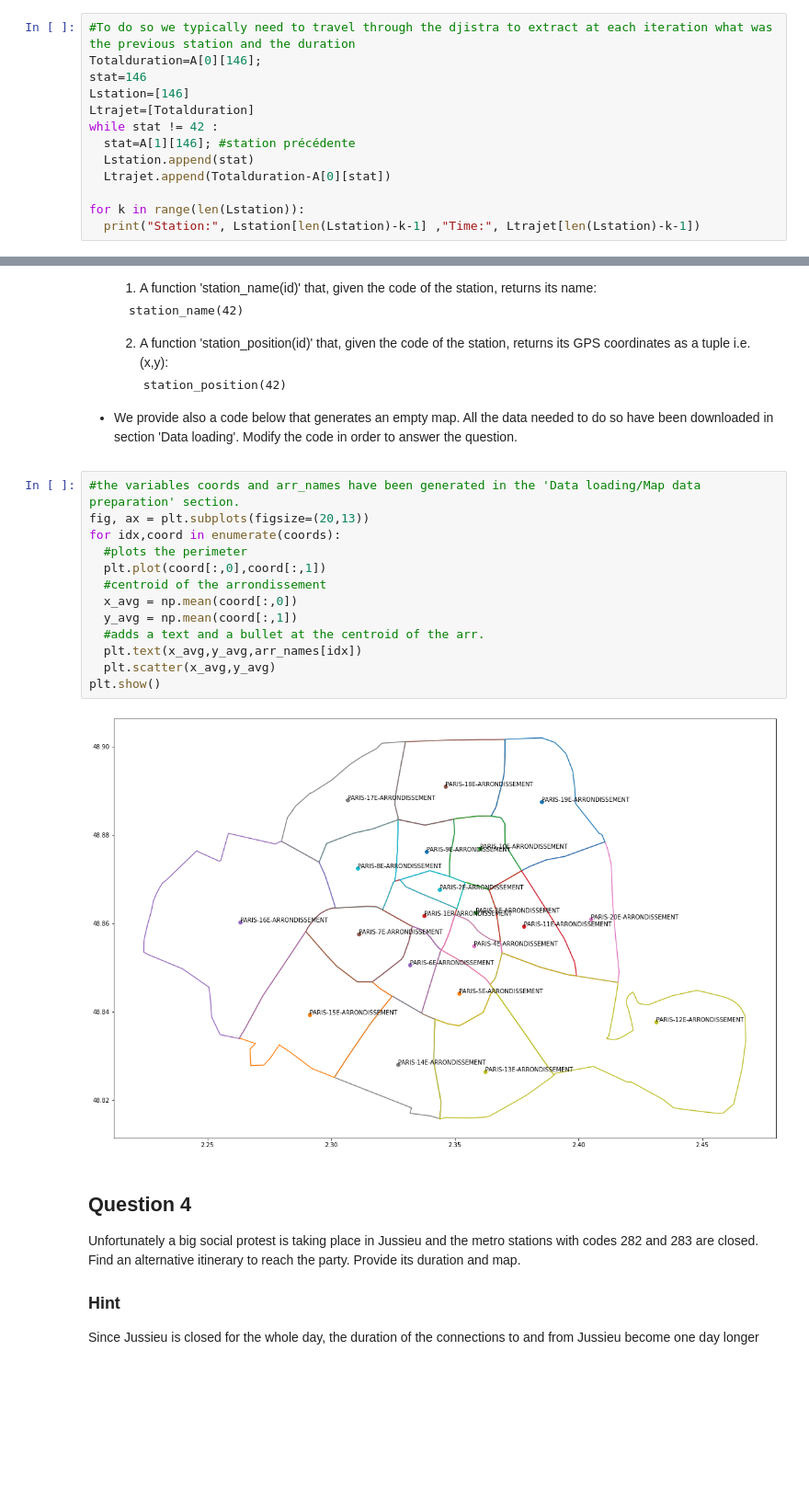
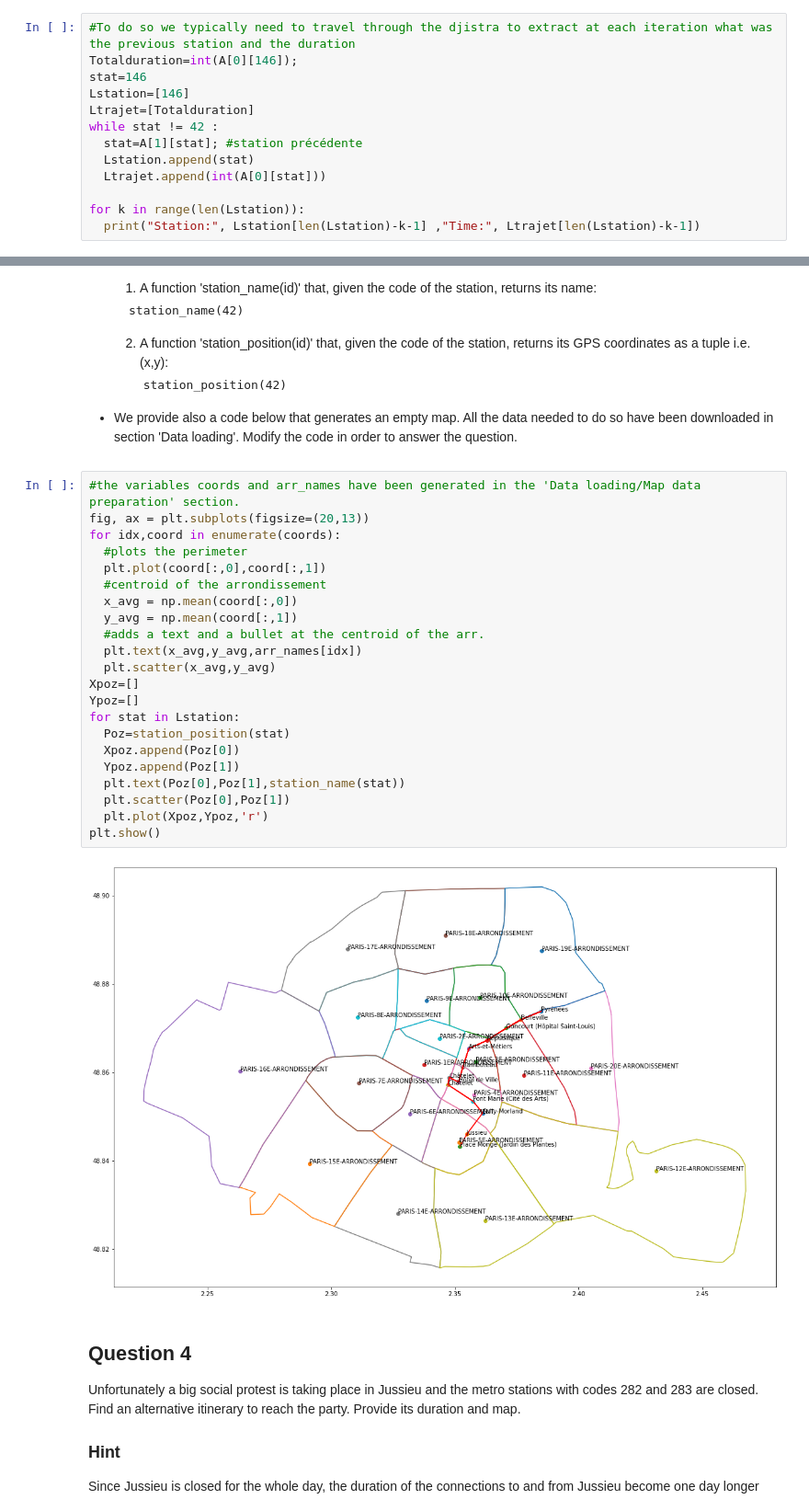
Before and after one commit to NicolasZucker/NicolasZucker, a Jupyter notebook: HW2_1810VF.ipynb, the cells around one changed output, grey strips where cells are left out. Shown at 92% size. Cells and saved outputs as stored; diff of their text form; blank space fills up the shorter version.

````diff
--- a/HW2_1810VF.ipynb
+++ b/HW2_1810VF.ipynb
@@ -190,14 +190,14 @@ Station: 146 Time: xxxx
 ```
 # %%
 #To do so we typically need to travel through the djistra to extract at each iteration what was the previous station and the duration
-Totalduration=A[0][146];
+Totalduration=int(A[0][146]);
 stat=146
 Lstation=[146]
 Ltrajet=[Totalduration]
 while stat != 42 :
-  stat=A[1][146]; #station précédente
+  stat=A[1][stat]; #station précédente
   Lstation.append(stat)
-  Ltrajet.append(Totalduration-A[0][stat])
+  Ltrajet.append(int(A[0][stat]))
 
 for k in range(len(Lstation)):
   print("Station:", Lstation[len(Lstation)-k-1] ,"Time:", Ltrajet[len(Lstation)-k-1])
@@ -218,18 +232,27 @@ for k in range(len(Lstation)):
 # %%
 #the variables coords and arr_names have been generated in the 'Data loading/Map data preparation' section.
 fig, ax = plt.subplots(figsize=(20,13))
 for idx,coord in enumerate(coords):
   #plots the perimeter
   plt.plot(coord[:,0],coord[:,1])
   #centroid of the arrondissement
   x_avg = np.mean(coord[:,0])
   y_avg = np.mean(coord[:,1])
   #adds a text and a bullet at the centroid of the arr.
   plt.text(x_avg,y_avg,arr_names[idx])
   plt.scatter(x_avg,y_avg)
+Xpoz=[]
+Ypoz=[]
+for stat in Lstation:
+  Poz=station_position(stat)
+  Xpoz.append(Poz[0])
+  Ypoz.append(Poz[1])
+  plt.text(Poz[0],Poz[1],station_name(stat))
+  plt.scatter(Poz[0],Poz[1])
+  plt.plot(Xpoz,Ypoz,'r')
 plt.show()
 # %% [output]
-[figure, old version]
+[figure, new version]
 # %% [markdown]
 ## Question 4
 
````
Also changed, not shown: parts of 7 cells of this notebook.
